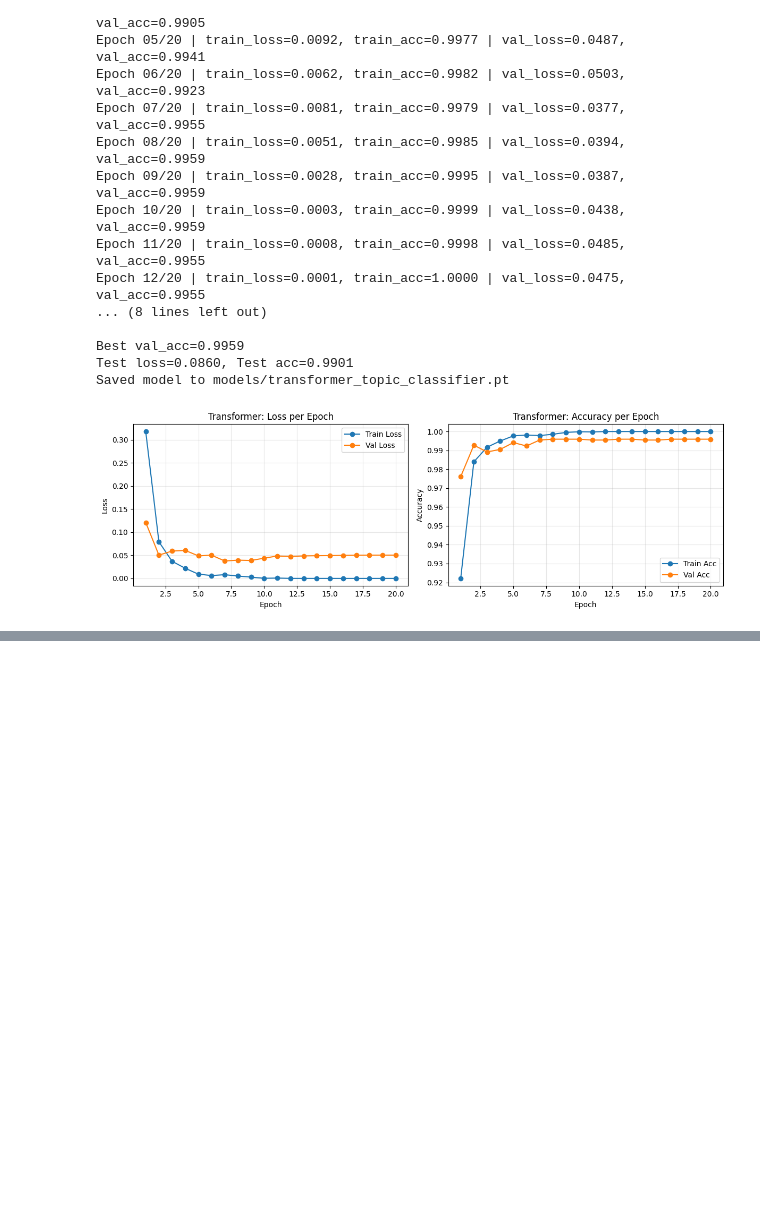
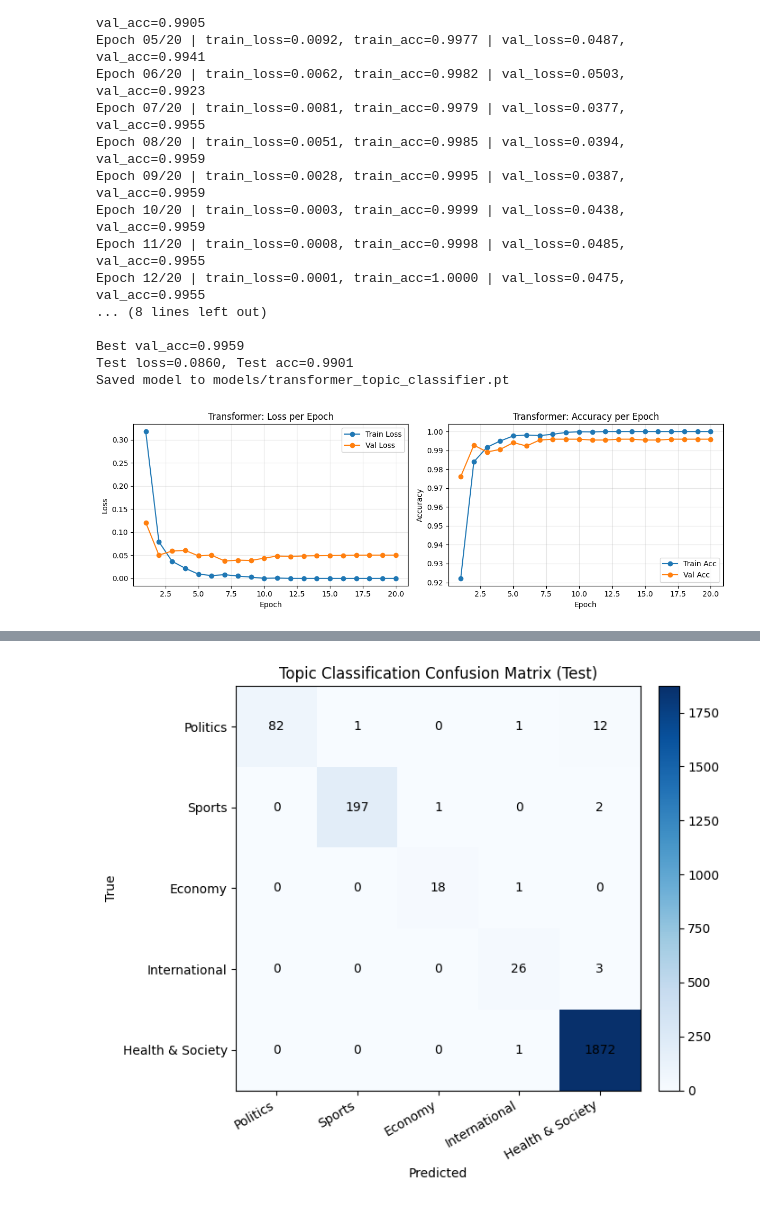
Before and after one commit to Muddassir-Asghar/NLP-Assignment-2, a Jupyter notebook: i23-2577_Assignment2_DS-A.ipynb, the cells around one changed output, grey strips where cells are left out. Cells and saved outputs as stored; diff of their text form; code cells hidden in the pictures; blank space fills up the shorter version.

```diff
--- a/i23-2577_Assignment2_DS-A.ipynb
+++ b/i23-2577_Assignment2_DS-A.ipynb
@@ -3947,0 +3940,25 @@ plt.show()
+# %%
+# Results Cell 1: Test accuracy and macro-F1
+category_order = ["Politics", "Sports", "Economy", "International", "Health & Society"]
+label_ids = list(range(5))
+
+model.eval()
+all_true = []
+all_pred = []
+
+with torch.no_grad():
+    for xb, yb in test_loader:
+        xb = xb.to(device)
+        yb = yb.to(device)
+        logits, _ = model(xb)
+        pred = logits.argmax(dim=1)
+
+        all_true.extend(yb.cpu().tolist())
+        all_pred.extend(pred.cpu().tolist())
+
+test_acc_cls = accuracy_score(all_true, all_pred)
+test_macro_f1_cls = f1_score(all_true, all_pred, average="macro")
+cm_topic = confusion_matrix(all_true, all_pred, labels=label_ids)
+
+print(f"Test Accuracy: {test_acc_cls:.4f}")
+print(f"Test Macro-F1: {test_macro_f1_cls:.4f}")
@@ -3947,0 +4047,22 @@ plt.show()
+# %%
+# Results Cell 2: 5x5 confusion matrix
+fig, ax = plt.subplots(figsize=(7, 6))
+im = ax.imshow(cm_topic, cmap="Blues")
+
+ax.set_title("Topic Classification Confusion Matrix (Test)")
+ax.set_xlabel("Predicted")
+ax.set_ylabel("True")
+ax.set_xticks(np.arange(len(category_order)))
+ax.set_yticks(np.arange(len(category_order)))
+ax.set_xticklabels(category_order, rotation=30, ha="right")
+ax.set_yticklabels(category_order)
+
+for i in range(cm_topic.shape[0]):
+    for j in range(cm_topic.shape[1]):
+        ax.text(j, i, str(cm_topic[i, j]), ha="center", va="center", color="black")
+
+fig.colorbar(im, ax=ax, fraction=0.046, pad=0.04)
+plt.tight_layout()
+plt.show()
+# %% [output]
+[figure, added]
```
Also changed, not shown: parts of 6 cells of this notebook.
